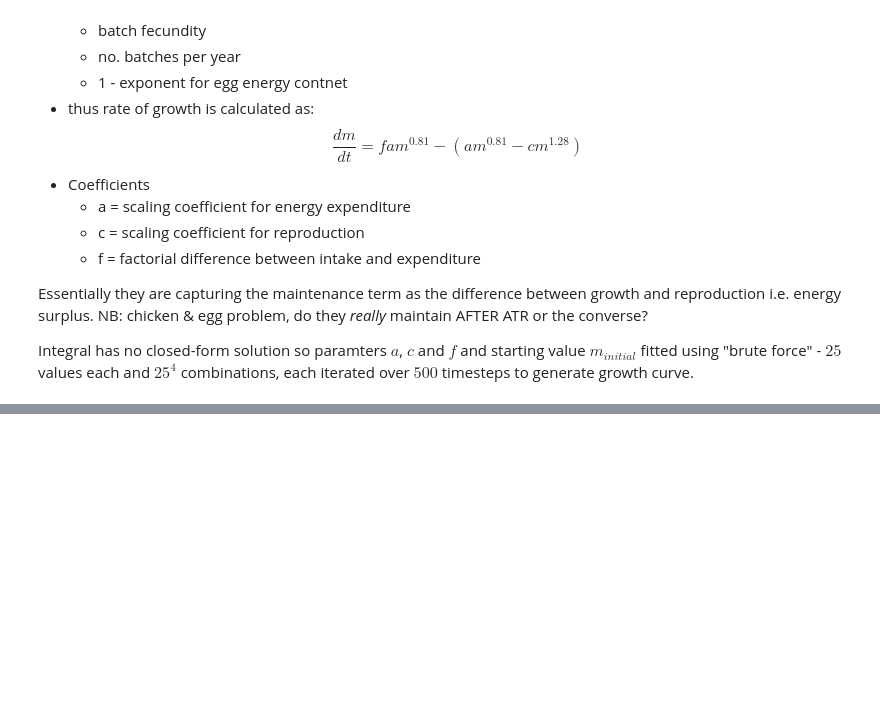
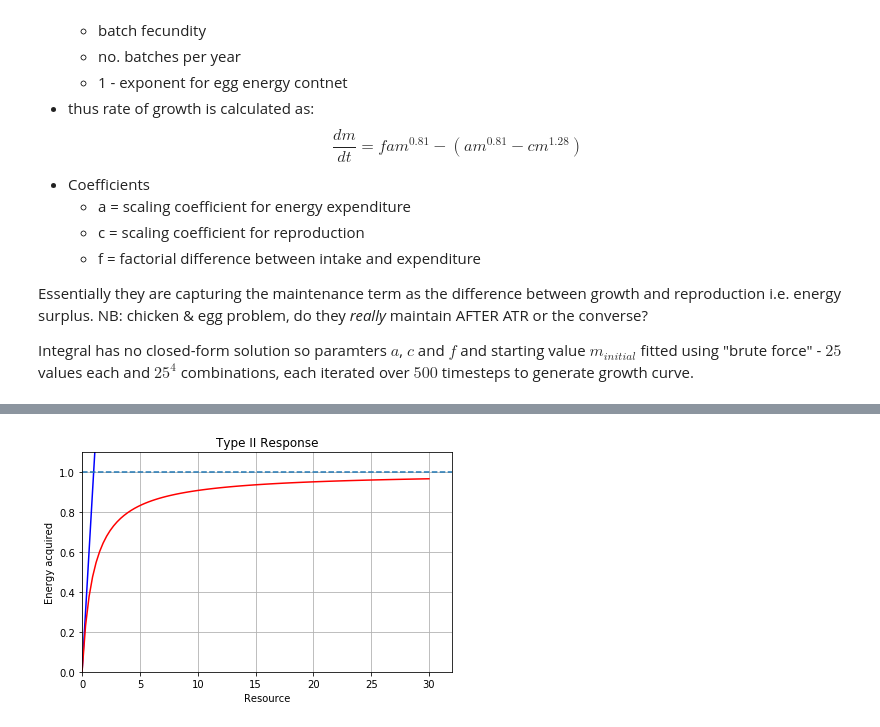
Before and after one commit to lvassor/HyperallometricFecundity, a Jupyter notebook: Code/ontogenetic_growth.ipynb, the cells around one changed output, grey strips where cells are left out. Saved outputs shown, nothing was run; the diff lists cells and outputs as text; code cells hidden in the pictures; blank space fills up the shorter version.

```diff
--- a/Code/ontogenetic_growth.ipynb
+++ b/Code/ontogenetic_growth.ipynb
@@ -180,0 +187,18 @@ Integral has no closed-form solution so paramters $a$, $c$ and $f$ and starting
+# %%
+x = np.linspace(0,30,num=100)
+typei = x
+typeii = x/(1+x)
+growth_curvei = plt.plot(x, typei, 'b-', label = 'Type II Response')
+growth_curveii = plt.plot(x, typeii, 'r-', label = 'Type II Response')
+plt.xlabel('Resource')
+plt.ylabel('Energy acquired')
+plt.title('Type II Response')
+plt.grid(True)
+plt.axhline(1, linestyle='--') # asymptotic growth
+axes = plt.gca()
+axes.set_xlim([0,32])
+axes.set_ylim([0,1.1])
+plt.tight_layout()
+plt.show()
+# %% [output]
+[figure, added]
```
Also changed, not shown: parts of 10 cells of this notebook, 1 other file.
